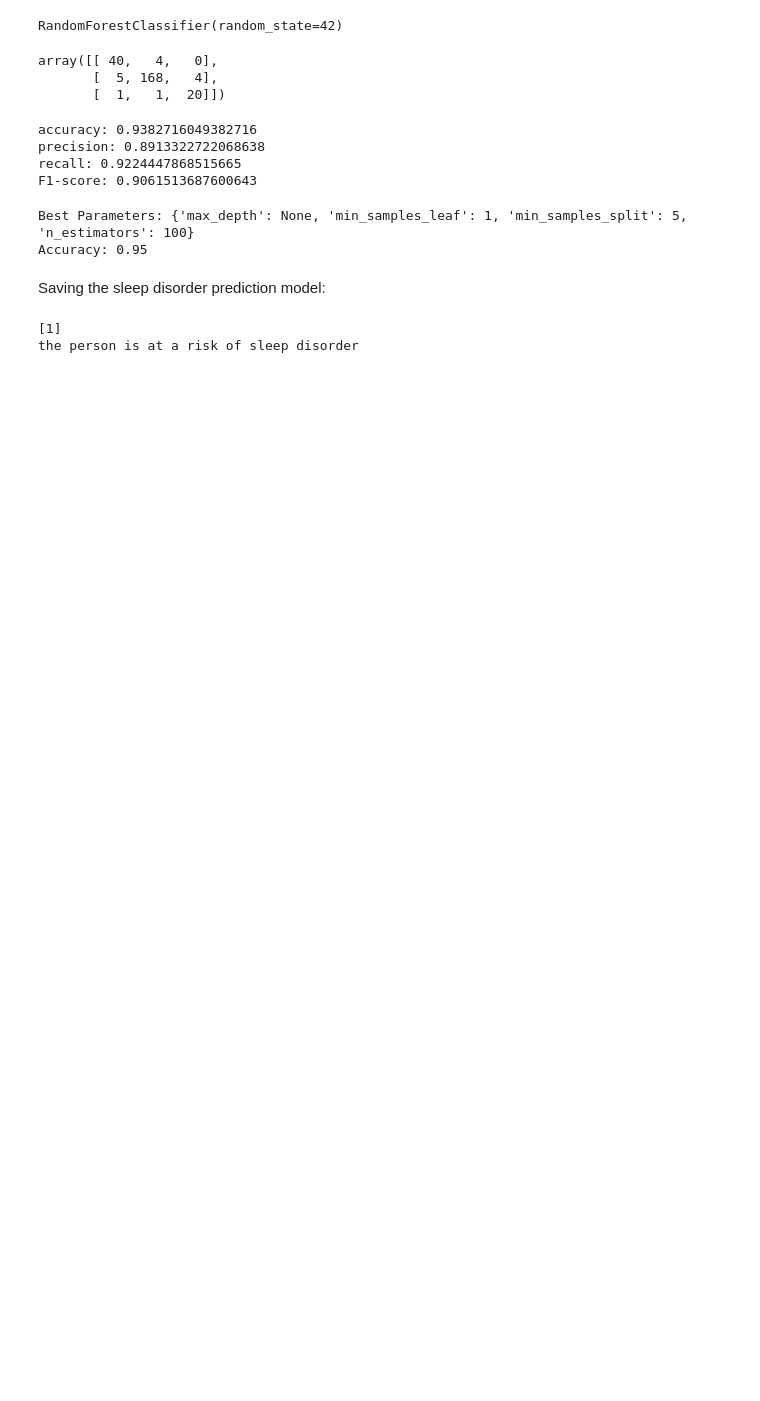
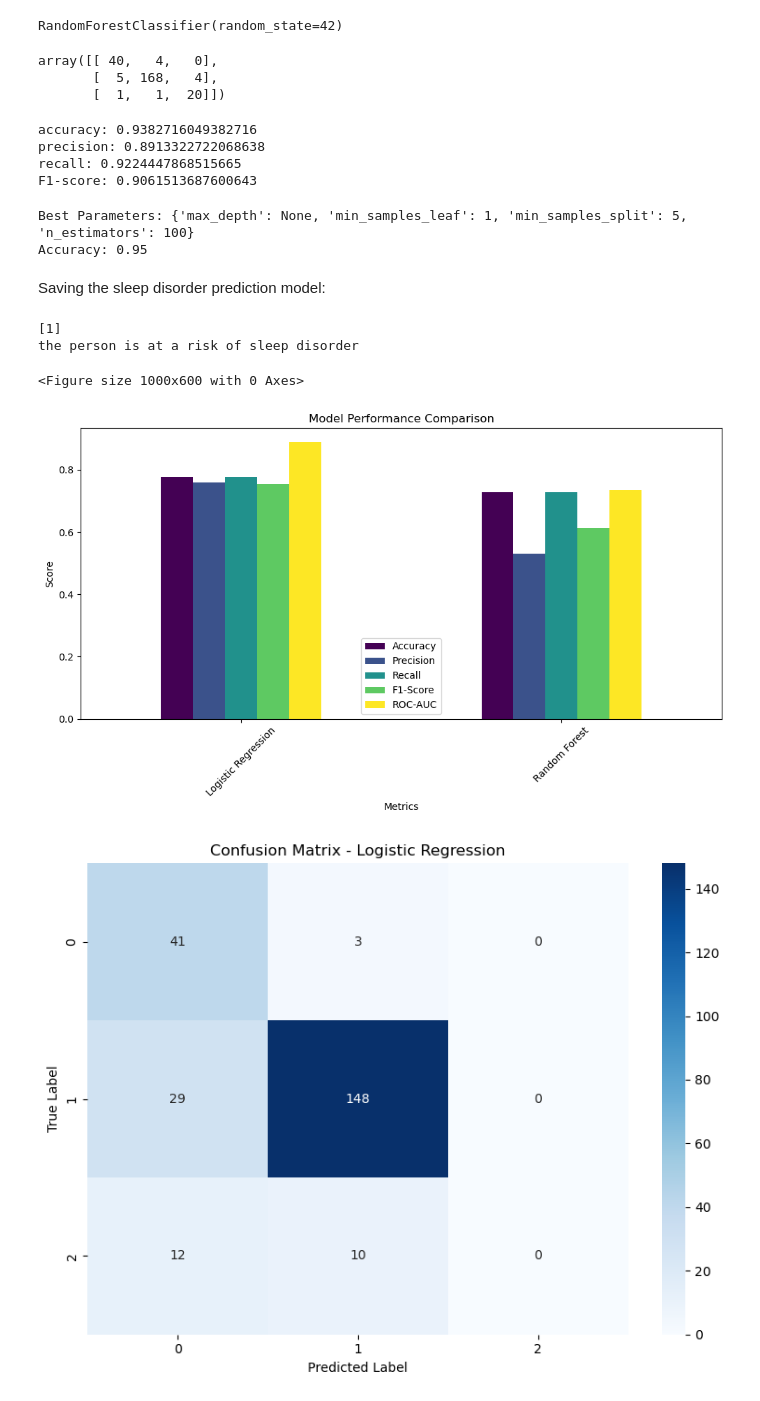
Before and after one commit to LaxmiVatsalyaDaita/CMSE830, a Jupyter notebook: models.ipynb, the cells around one changed output. Saved outputs shown, nothing was run; the diff lists cells and outputs as text; code cells hidden in the pictures; blank space fills up the shorter version.

Commit message:
Update models.ipynb
added viz for performance metrics. Need to add heart risk prediction.

```diff
--- a/models.ipynb
+++ b/models.ipynb
@@ -238,3 +238,75 @@ else:
 # %% [output]
 [1]
 the person is at a risk of sleep disorder
+# %%
+import pandas as pd
+import numpy as np
+from sklearn.metrics import (
+    accuracy_score, precision_score, recall_score, f1_score, roc_auc_score,
+    confusion_matrix, classification_report
+)
+import matplotlib.pyplot as plt
+import seaborn as sns
+
+# Predict and evaluate
+models = {'Logistic Regression': reg, 'Random Forest': best_model}
+metrics = {
+    'Accuracy': accuracy_score,
+    'Precision': lambda y_true, y_pred: precision_score(y_true, y_pred, average='weighted'),
+    'Recall': lambda y_true, y_pred: recall_score(y_true, y_pred, average='weighted'),
+    'F1-Score': lambda y_true, y_pred: f1_score(y_true, y_pred, average='weighted'),
+}
+results = {}
+
+for name, model in models.items():
+    y_pred = model.predict(x_test_scaled)
+
+    # Calculate all metrics
+    results[name] = {
+        metric_name: metric_func(y_test, y_pred)
+        for metric_name, metric_func in metrics.items()
+    }
+
+    # ROC AUC calculation (handling multiclass)
+    if hasattr(model, 'predict_proba'):
+        y_prob = model.predict_proba(x_test_scaled)
+        try:
+            results[name]['ROC-AUC'] = roc_auc_score(y_test, y_prob, multi_class='ovr', average='weighted')
+        except Exception as e:
+            print(f"Could not calculate ROC-AUC for {name}: {e}")
+
+# Convert results to a DataFrame for easier comparison
+results_df = pd.DataFrame(results).T  # Transpose to have metrics as rows
+
+# Plot the metrics
+plt.figure(figsize=(10, 6))
+results_df.plot(kind='bar', rot=45, figsize=(10, 6), colormap='viridis')
+plt.title('Model Performance Comparison')
+plt.ylabel('Score')
+plt.xlabel('Metrics')
+plt.tight_layout()
+plt.legend(loc='best')
+plt.show()
+
+# Confusion Matrix Plot for each model
+for name, model in models.items():
+    y_pred = model.predict(x_test_scaled)
+    cm = confusion_matrix(y_test, y_pred)
+
+    plt.figure(figsize=(8, 6))
+    sns.heatmap(cm, annot=True, fmt='d', cmap='Blues')
+    plt.title(f'Confusion Matrix - {name}')
+    plt.xlabel('Predicted Label')
+    plt.ylabel('True Label')
+    plt.tight_layout()
+    plt.show()
+
+# Optional: Print detailed classification report
+for name, model in models.items():
+    y_pred = model.predict(x_test_scaled)
+    print(f"\nClassification Report - {name}")
+    print(classification_report(y_test, y_pred))
+# %% [output]
+<Figure size 1000x600 with 0 Axes>
+[figure, added]
+[figure, added]
```
Also changed, not shown: parts of 6 cells of this notebook.
